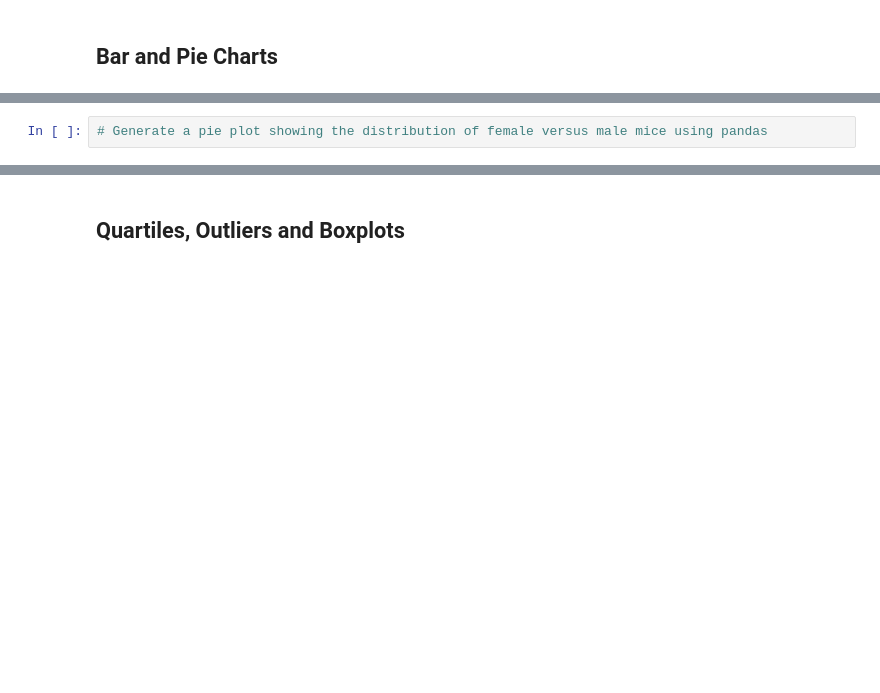
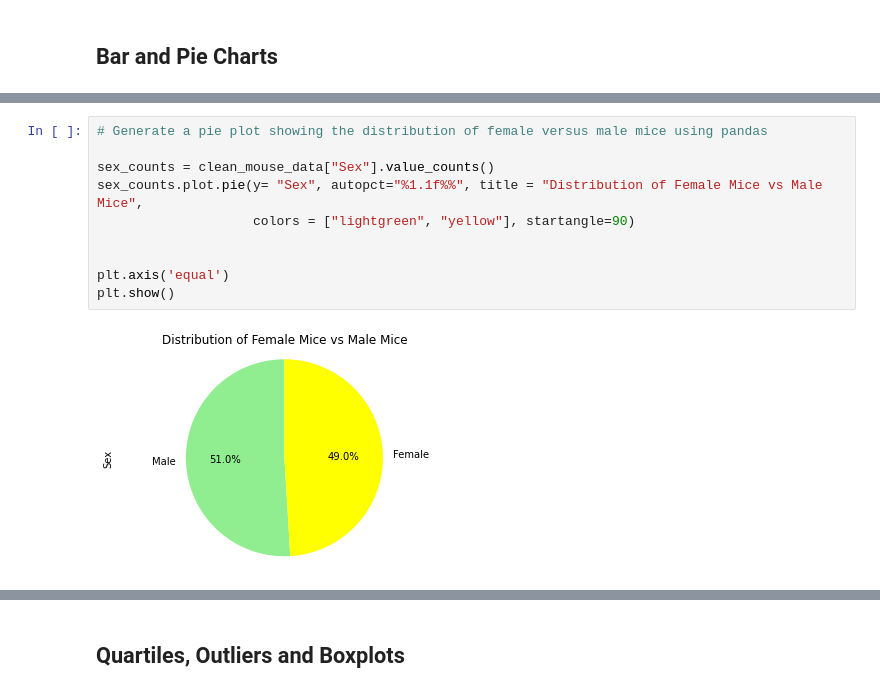
Before and after one commit to fromjandp/Pymaceuticals-Challenge, a Jupyter notebook: pymaceuticals_starter.ipynb, the cells around one changed output, grey strips where cells are left out. Saved outputs shown, nothing was run; the diff lists cells and outputs as text; blank space fills up the shorter version.

```diff
--- a/pymaceuticals_starter.ipynb
+++ b/pymaceuticals_starter.ipynb
@@ -156,4 +184,14 @@ plt.show()
 # %%
 # Generate a pie plot showing the distribution of female versus male mice using pandas
+
+sex_counts = clean_mouse_data["Sex"].value_counts()
+sex_counts.plot.pie(y= "Sex", autopct="%1.1f%%", title = "Distribution of Female Mice vs Male Mice",
+                    colors = ["lightgreen", "yellow"], startangle=90)
+
+
+plt.axis('equal')
+plt.show()
+# %% [output]
+[figure, added]
 # %%
 # Generate a pie plot showing the distribution of female versus male mice using pyplot
```
Also changed, not shown: parts of 12 cells of this notebook, 1 other file.
